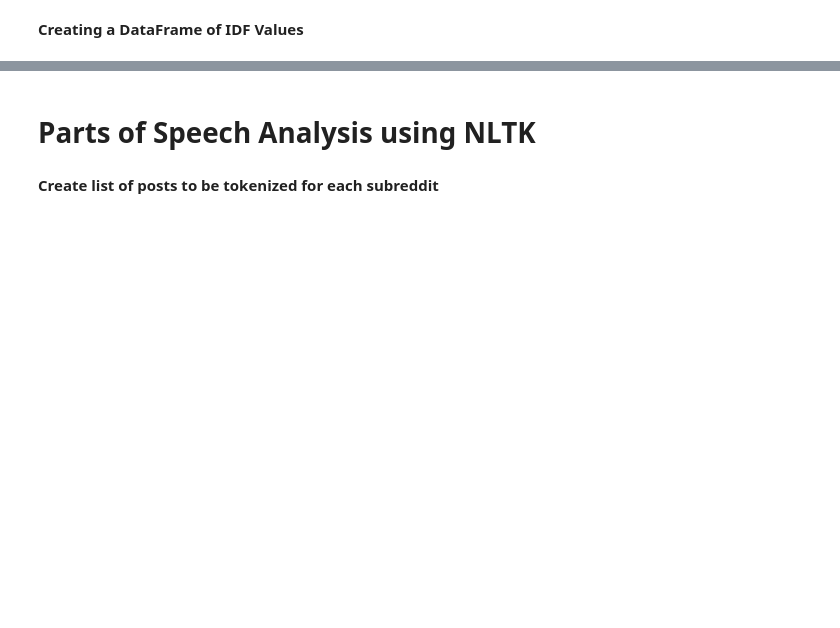
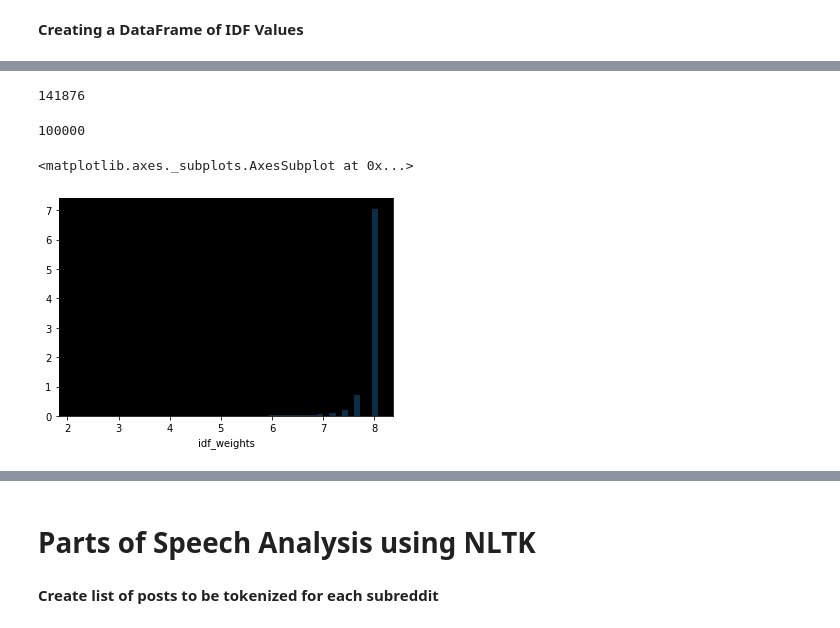
Before and after one commit to JamesRonsonOp/reddit_nlp_binary_classification, a Jupyter notebook: code/02_eda_preprocessing_main_file.ipynb, the cells around one changed output, grey strips where cells are left out. Drawn from its saved outputs; the diff is of its cells as text; code cells hidden in the pictures; blank space fills up the shorter version.

```diff
--- a/code/02_eda_preprocessing_main_file.ipynb
+++ b/code/02_eda_preprocessing_main_file.ipynb
@@ -440,0 +487,13 @@ idf_wine_df['idf_weights'].nlargest(50);
+# %%
+len(wine)
+# %% [output]
+141876
+# %%
+len(brew)
+# %% [output]
+100000
+# %%
+sns.distplot(brew)
+# %% [output]
+<matplotlib.axes._subplots.AxesSubplot at 0x...>
+[figure, added]
```
Also changed, not shown: parts of 101 cells of this notebook, 1 other file.
